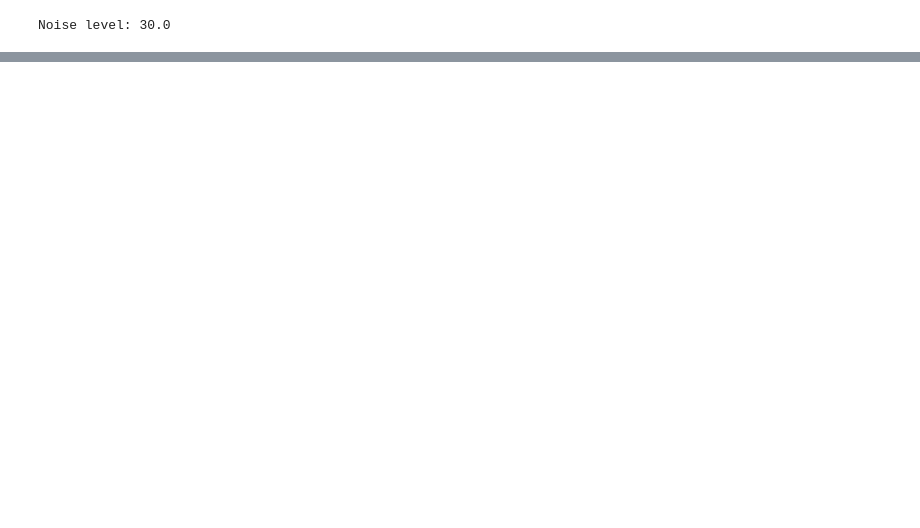
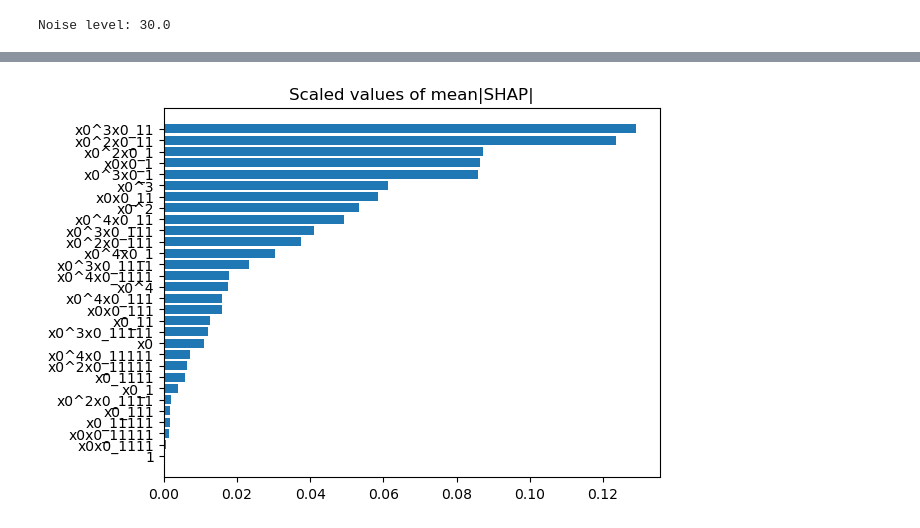
Before and after one commit to Pongpisit-Thanasutives/UBIC-test, a Jupyter notebook: Examples/Burgers by GA.ipynb, the cells around one changed output, grey strips where cells are left out. Drawn from its saved outputs; the diff is of its cells as text; code cells hidden in the pictures; blank space fills up the shorter version.

Commit message:
Burgers GA

```diff
--- a/Examples/Burgers by GA.ipynb
+++ b/Examples/Burgers by GA.ipynb
@@ -35,0 +54,14 @@ XT = np.asarray([X, T]).T
+# %%
+### Burgers ###
+data = sio.loadmat('../Datasets/burgers.mat')
+u_clean = (data['usol']).real
+u = u_clean.copy()
+x = (data['x'][0]).real
+t = (data['t'][:,0]).real
+dt = t[1]-t[0]
+dx = x[2]-x[1]
+xt = np.array([x.reshape(-1, 1), t.reshape(1, -1)], dtype=object)
+X, T = np.meshgrid(x, t)
+XT = np.asarray([X, T]).T
+
+print("Domain shape:", u.shape)
@@ -46,0 +198,30 @@ Noise level: 30.0
+# %%
+# slower than WeakIdent
+function_library = ps.PolynomialLibrary(degree=4, include_bias=False)
+weak_lib = ps.WeakPDELibrary(
+    function_library=function_library,
+    derivative_order=5,
+    spatiotemporal_grid=XT,
+    include_bias=True, # change here
+    diff_kwargs={"is_uniform":True},
+    K=10000
+)
+
+# model = ps.SINDy(feature_library=weak_lib,
+#                  optimizer=L0BNB(max_nonzeros=2, lam=1e-4, is_normal=True, normalize_columns=False, threshold=1e-4),
+#                  feature_names=['u'])
+# model.fit(np.expand_dims(u, -1), t=dt)
+# model.print()
+# y_pre = model.feature_library.convert_u_dot_integral(np.expand_dims(u, -1))
+# X_pre = model.optimizer.Theta_
+
+X_pre = np.array(weak_lib.fit_transform(np.expand_dims(u, -1)))
+y_pre = weak_lib.convert_u_dot_integral(np.expand_dims(u, -1))
+
+feature_importance = shap_linear_importance(X_pre, y_pre)
+plt.barh(np.array(weak_lib.get_feature_names())[np.argsort(feature_importance)],
+         feature_importance[np.argsort(feature_importance)])
+plt.title("Scaled values of mean|SHAP|")
+plt.show()
+# %% [output]
+[figure, added]
```
Also changed, not shown: parts of 33 cells of this notebook.
